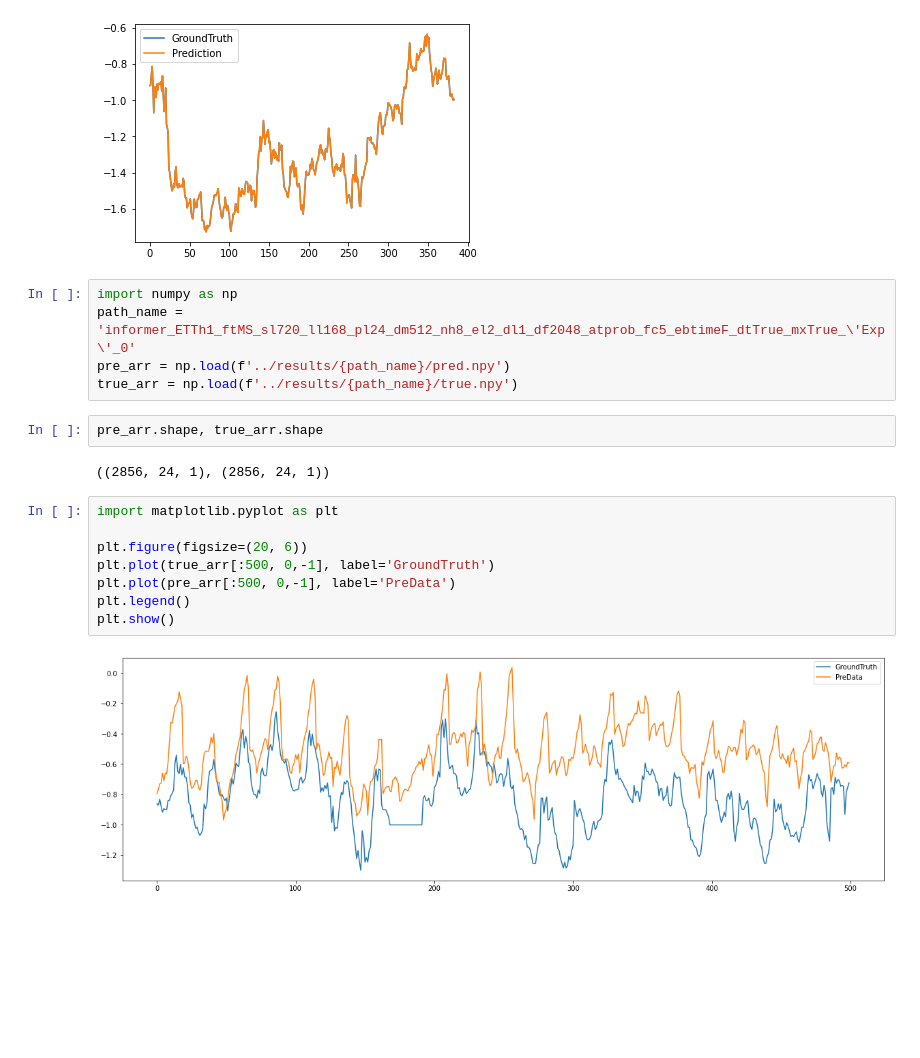
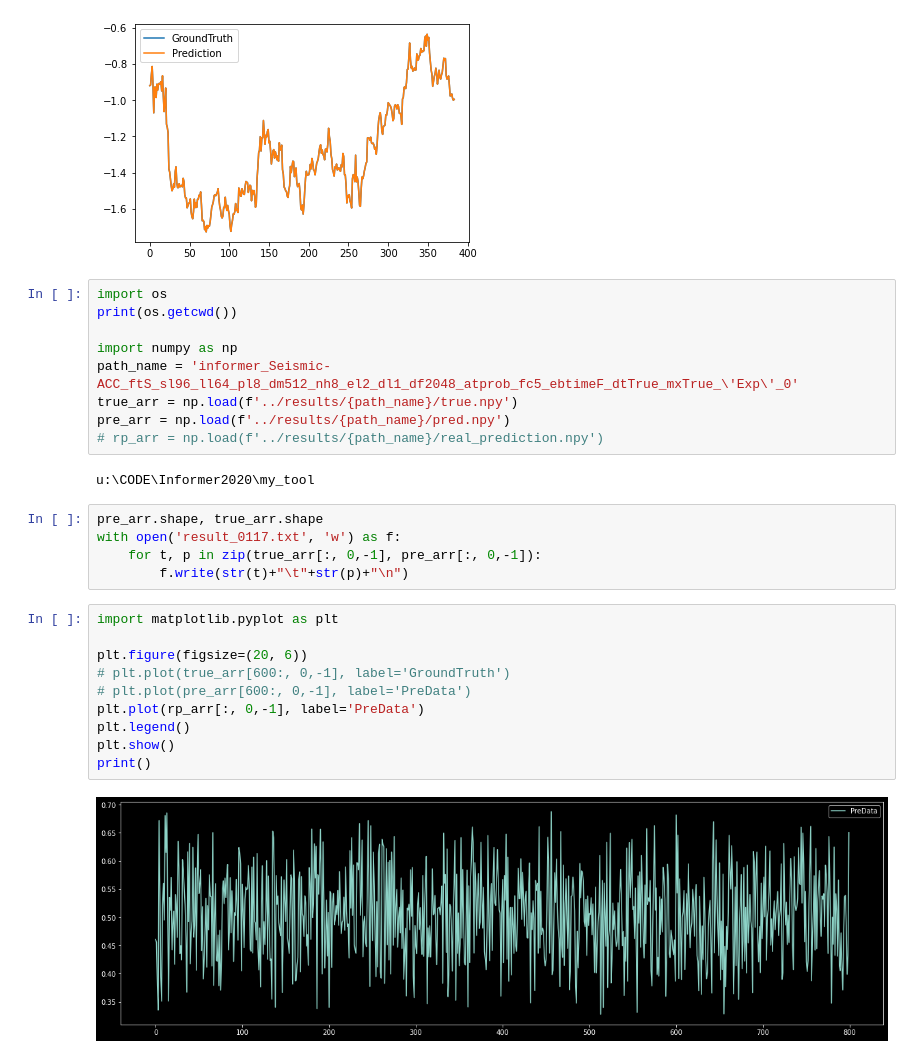
Before and after one commit to Echo811/dl_Informer, a Jupyter notebook: my_tool/10-30.ipynb, the cells around one changed output. Drawn from its saved outputs; the diff is of its cells as text; blank space fills up the shorter version.

Commit message:
'seismic-acc-init'

```diff
--- a/my_tool/10-30.ipynb
+++ b/my_tool/10-30.ipynb
@@ -148,21 +148,30 @@ plt.show()
 # %% [output]
 [figure]
 # %%
+import os
+print(os.getcwd())
+
 import numpy as np
-path_name = 'informer_ETTh1_ftMS_sl720_ll168_pl24_dm512_nh8_el2_dl1_df2048_atprob_fc5_ebtimeF_dtTrue_mxTrue_\'Exp\'_0'
+path_name = 'informer_Seismic-ACC_ftS_sl96_ll64_pl8_dm512_nh8_el2_dl1_df2048_atprob_fc5_ebtimeF_dtTrue_mxTrue_\'Exp\'_0'
+true_arr = np.load(f'../results/{path_name}/true.npy')
 pre_arr = np.load(f'../results/{path_name}/pred.npy')
-true_arr = np.load(f'../results/{path_name}/true.npy')
+# rp_arr = np.load(f'../results/{path_name}/real_prediction.npy')
+# %% [output]
+u:\CODE\Informer2020\my_tool
-# %%
-pre_arr.shape, true_arr.shape
-# %% [output]
-((2856, 24, 1), (2856, 24, 1))
+# %%
+pre_arr.shape, true_arr.shape
+with open('result_0117.txt', 'w') as f:
+    for t, p in zip(true_arr[:, 0,-1], pre_arr[:, 0,-1]):
+        f.write(str(t)+"\t"+str(p)+"\n")
 # %%
 import matplotlib.pyplot as plt
 
 plt.figure(figsize=(20, 6))
-plt.plot(true_arr[:500, 0,-1], label='GroundTruth')
-plt.plot(pre_arr[:500, 0,-1], label='PreData')
+# plt.plot(true_arr[600:, 0,-1], label='GroundTruth')
+# plt.plot(pre_arr[600:, 0,-1], label='PreData')
+plt.plot(rp_arr[:, 0,-1], label='PreData')
 plt.legend()
 plt.show()
+print()
 # %% [output]
-[figure, old version]
+[figure, new version]
```
Also changed, not shown: 42 other files.
